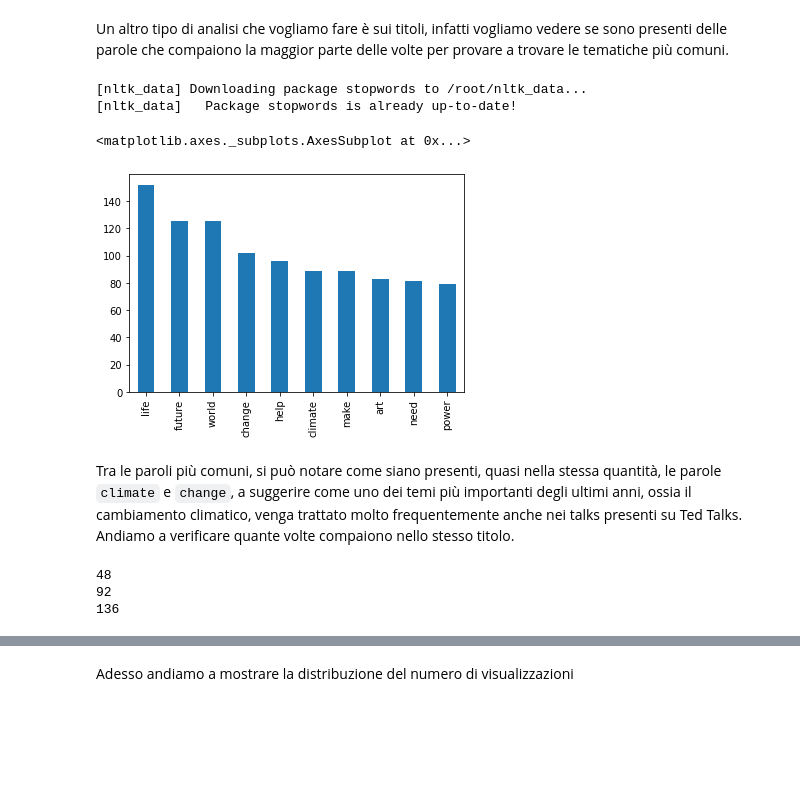
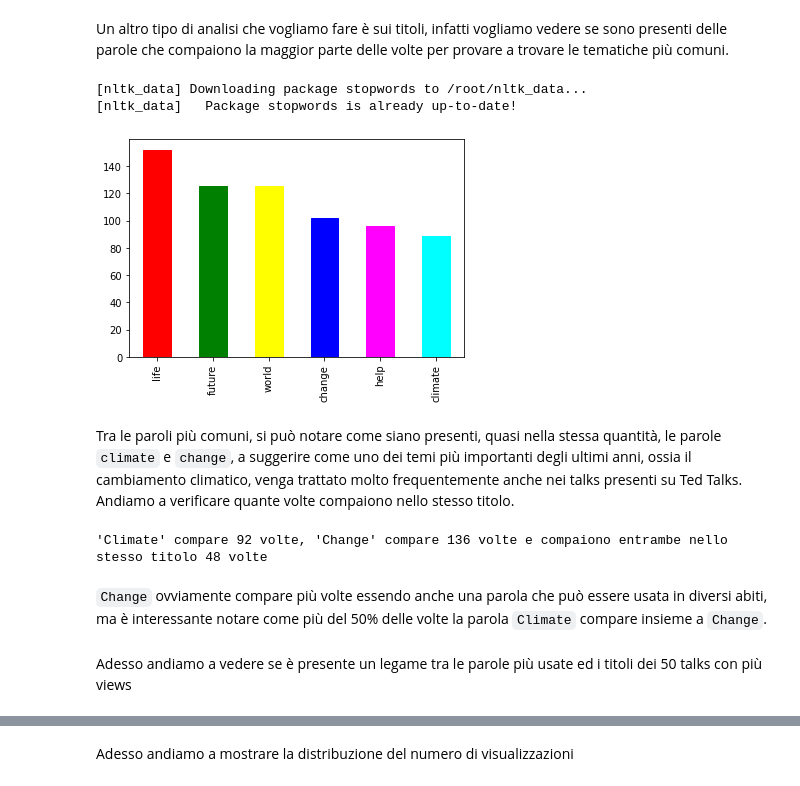
Before and after one commit to Fili00/Analisi_TedTalkDataset, a Jupyter notebook: progetto.ipynb, the cells around one changed output, grey strips where cells are left out. Saved outputs shown, nothing was run; the diff lists cells and outputs as text; code cells hidden in the pictures; blank space fills up the shorter version.

```diff
--- a/progetto.ipynb
+++ b/progetto.ipynb
@@ -252,21 +252,54 @@ Un altro tipo di analisi che vogliamo fare è sui titoli, infatti vogliamo veder
 # %%
 import nltk
 from nltk.corpus import stopwords
+from termcolor import colored
 nltk.download('stopwords')
-banned = list(stopwords.words('english'))+['—', 'new', 'us', 'could']
 
-wordsList=[]
-for v in ted['title'].values:
-  for w in v.split():
-    if w.lower() not in banned:
-      wordsList.append(w.lower())
-words = pd.DataFrame({'word':wordsList})
-words['word'].value_counts().nlargest(10).plot(kind='bar')
+def getWords(ds):
+  banned = list(stopwords.words('english'))+['—', 'new', 'us', 'could', 'we\'re']
+  wordsList=[]
+  for v in ds.values:
+    for w in v.split():
+      if w.lower() not in banned:
+        wordsList.append(w.lower())
+  words = pd.DataFrame({'word':wordsList})['word'].value_counts().nlargest(6)
+  return words
+
+def getWordsColor(w, c):
+  word_color=dict()
+  count=0
+  for w in words.index:
+    word_color[w]=c[count]
+    count+=1
+  return word_color
+
+def plotWords(w, c):
+  ax = words.plot(kind='bar')
+  count=0
+  for rect in ax.patches:
+    rect.set_color(c[count])
+    count+=1
+
+def printTitleColor(t, w_dictionary):
+  for title in t:
+    for w in title.split():
+      if w.lower() in w_dictionary:
+        print(colored(w, w_dictionary[w.lower()]), end=' ')
+      else:
+        print(w, end=' ')
+    print()
 # %% [output]
 [nltk_data] Downloading package stopwords to /root/nltk_data...
 [nltk_data]   Package stopwords is already up-to-date!
-<matplotlib.axes._subplots.AxesSubplot at 0x...>
-[figure, removed]
+# %%
+color=['red','green','yellow','blue','magenta','cyan']
+
+
+words=getWords(ted['title'])
+word_color=getWordsColor(words,color)
+plotWords(words,color)
+# %% [output]
+[figure, added]
 # %% [markdown]
 Tra le paroli più comuni, si può notare come siano presenti, quasi nella stessa quantità, le parole `climate` e `change`, a suggerire come uno dei temi più importanti degli ultimi anni, ossia il cambiamento climatico, venga trattato molto frequentemente anche nei talks presenti su Ted Talks. Andiamo a verificare quante volte compaiono nello stesso titolo.
 # %%
@@ -281,11 +314,10 @@ for v in ted['title'].values:
     countClimate+=1
   if 'change' in v:
     countChange+=1
-
-print(countBoth)
-print(countClimate)
-print(countChange)
+print(f"'Climate' compare {countClimate} volte, 'Change' compare {countChange} volte e compaiono entrambe nello stesso titolo {countBoth} volte")
 # %% [output]
-48
-92
-136
+'Climate' compare 92 volte, 'Change' compare 136 volte e compaiono entrambe nello stesso titolo 48 volte
+# %% [markdown]
+`Change` ovviamente compare più volte essendo anche una parola che può essere usata in diversi abiti, ma è interessante notare come più del 50% delle volte la parola `Climate` compare insieme a `Change`.
+# %% [markdown]
+Adesso andiamo a vedere se è presente un legame tra le parole più usate ed i titoli dei 50 talks con più views
```
Also changed, not shown: parts of 17 cells of this notebook.
